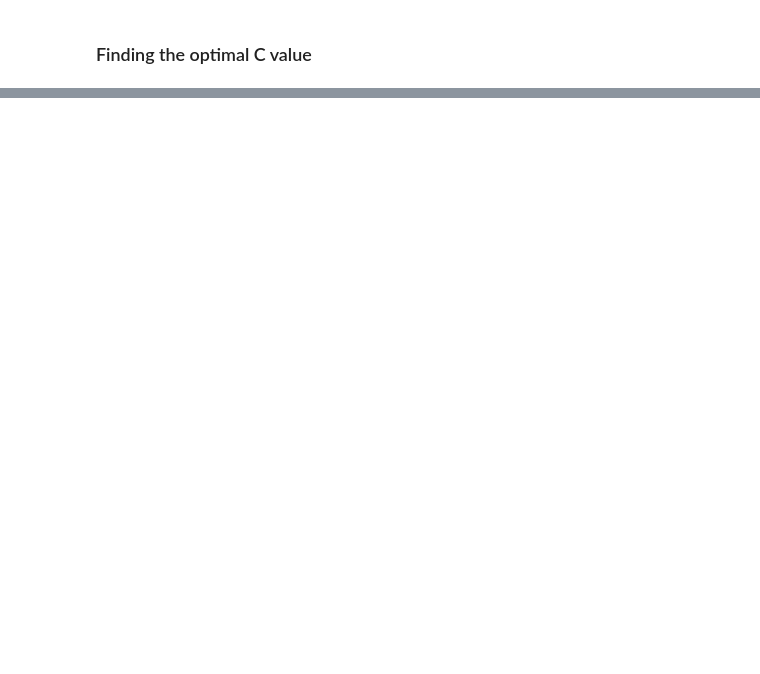
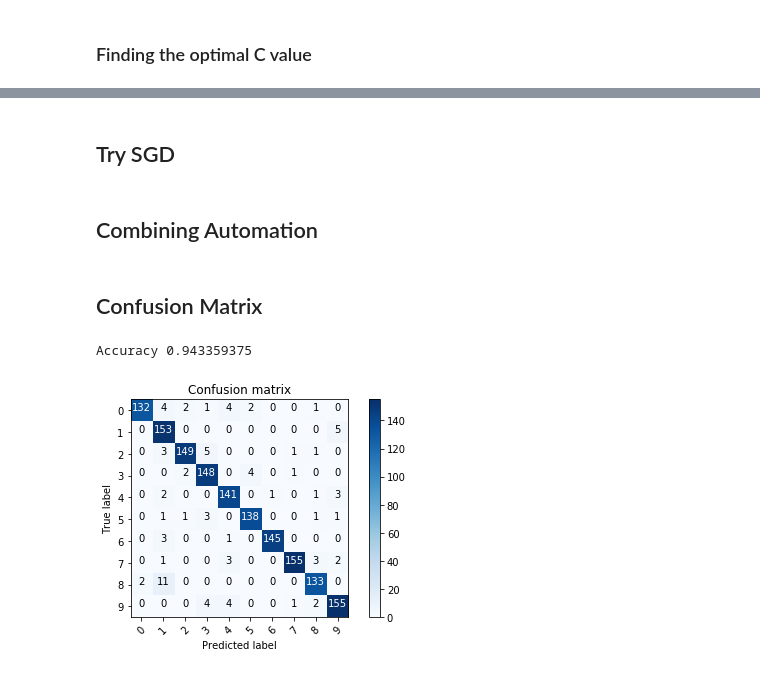
Before and after one commit to jsmienk/IML, a Jupyter notebook: notebooks/classification.ipynb, the cells around one changed output, grey strips where cells are left out. Saved outputs shown, nothing was run; the diff lists cells and outputs as text; code cells hidden in the pictures; blank space fills up the shorter version.

```diff
--- a/notebooks/classification.ipynb
+++ b/notebooks/classification.ipynb
@@ -233,0 +268,10 @@ Max: 0.967391304348
+# %% [markdown]
+## Try SGD
+# %%
+from sklearn import linear_model.SGDClassifier
+
+sgd = SGDClassifier(max_iter=1000)
+sgd.fit(X_train, Y_train)
+score = sgd.score(X_test, Y_test)
+# %% [markdown]
+## Combining Automation
@@ -233,0 +299,44 @@ Max: 0.967391304348
+# %% [markdown]
+## Confusion Matrix
+# %%
+from sklearn.metrics import confusion_matrix
+import itertools
+
+best = svm.SVC(kernel='rbf', C=6.6, gamma=0.35)
+
+Y_pred = best.fit(X_train, Y_train).predict(X_test)
+
+def plot_confusion_matrix(cm, classes):
+#     print(cm)
+    plt.imshow(cm, interpolation='nearest', cmap=plt.cm.Blues)
+    plt.title('Confusion matrix')
+    plt.colorbar()
+    tick_marks = np.arange(len(classes))
+    plt.xticks(tick_marks, classes, rotation=45)
+    plt.yticks(tick_marks, classes)
+
+    fmt = 'd'
+    thresh = cm.max() / 2.
+    for i, j in itertools.product(range(cm.shape[0]), range(cm.shape[1])):
+        plt.text(j, i, format(cm[i, j], fmt),
+                 horizontalalignment="center",
+                 color="white" if cm[i, j] > thresh else "black")
+
+    plt.ylabel('True label')
+    plt.xlabel('Predicted label')
+    plt.tight_layout()
+
+# Compute confusion matrix
+cnf_matrix = confusion_matrix(Y_test, Y_pred)
+np.set_printoptions(precision=2)
+
+# Plot non-normalized confusion matrix
+plt.figure()
+
+print('Accuracy', best.score(X_test, Y_test))
+plot_confusion_matrix(cnf_matrix, classes=range(0,10))
+
+plt.show()
+# %% [output]
+Accuracy 0.943359375
+[figure, added]
```
Also changed, not shown: parts of 14 cells of this notebook, 3 other files.
